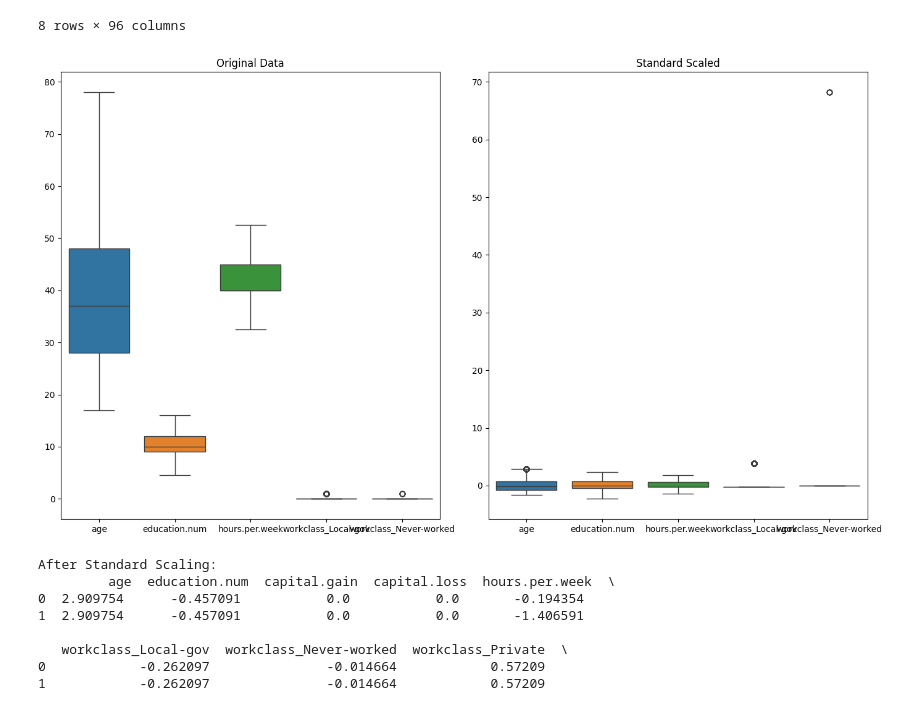
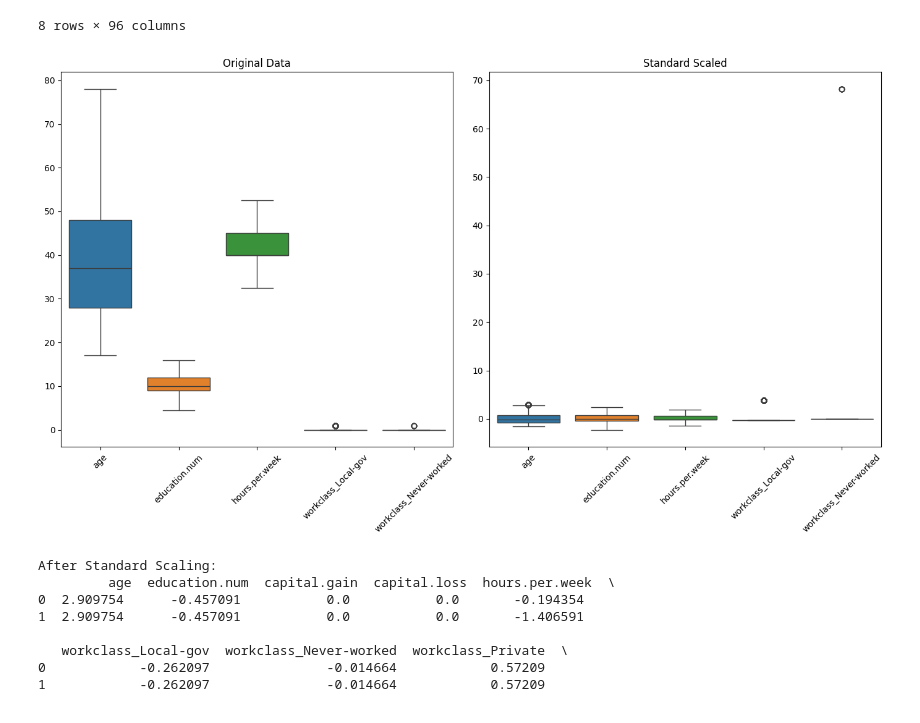
Before and after one commit to w217423151/Midterm-ITAI-1371-Group-4, a Jupyter notebook: Midterm_Group4.ipynb, the cells around one changed output. Cells and saved outputs as stored; diff of their text form; code cells hidden in the pictures.

```diff
--- a/Midterm_Group4.ipynb
+++ b/Midterm_Group4.ipynb
@@ -417,25 +417,27 @@ X_scaled_standard.describe()
 # %%
 import matplotlib.pyplot as plt
 import seaborn as sns
 
 # Example: choose a few numeric columns to visualize
 cols_to_plot = ['age', 'education.num', 'hours.per.week', 'workclass_Local-gov', 'workclass_Never-worked']
 
 # Create 2 plots side by side
 fig, axes = plt.subplots(1, 2, figsize=(14, 8))
 
 # Original data
 sns.boxplot(data=X_encoded[cols_to_plot], ax=axes[0])
 axes[0].set_title("Original Data")
+axes[0].tick_params(axis='x', rotation=45)
 
 # Standard Scaled data
 sns.boxplot(data=X_scaled_standard[cols_to_plot], ax=axes[1])
 axes[1].set_title("Standard Scaled")
+axes[1].tick_params(axis='x', rotation=45)
 
 plt.tight_layout()
 plt.show()
 # %% [output]
-[figure, old version]
+[figure, new version]
 # %%
 print("After Standard Scaling:\n", X_scaled_standard.head(2))
 # %% [output]
```
